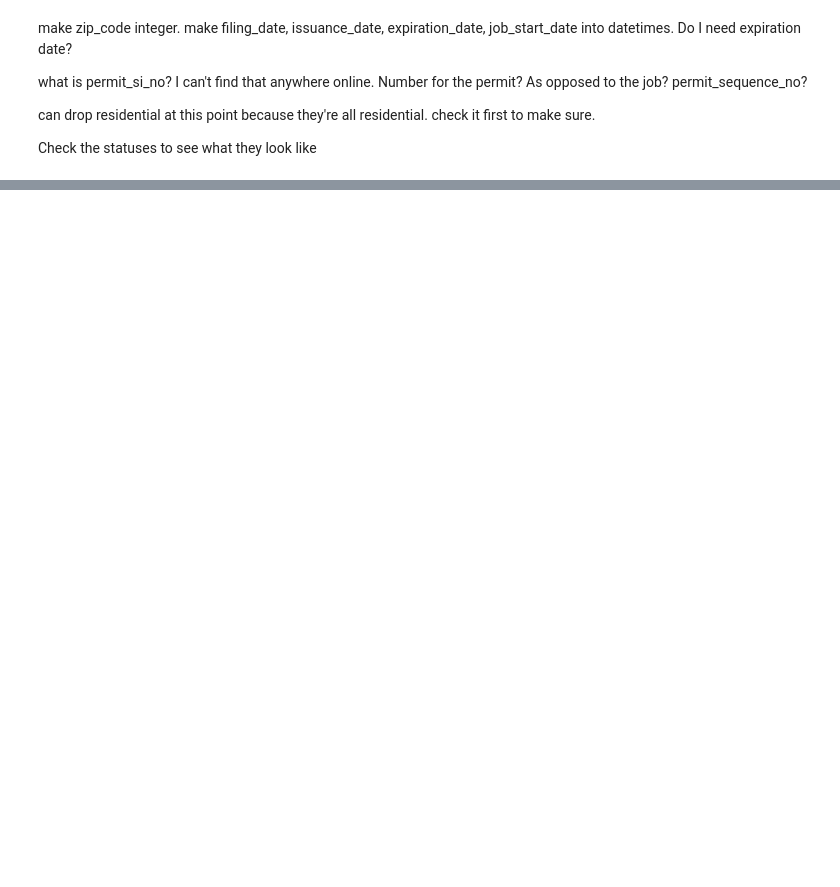
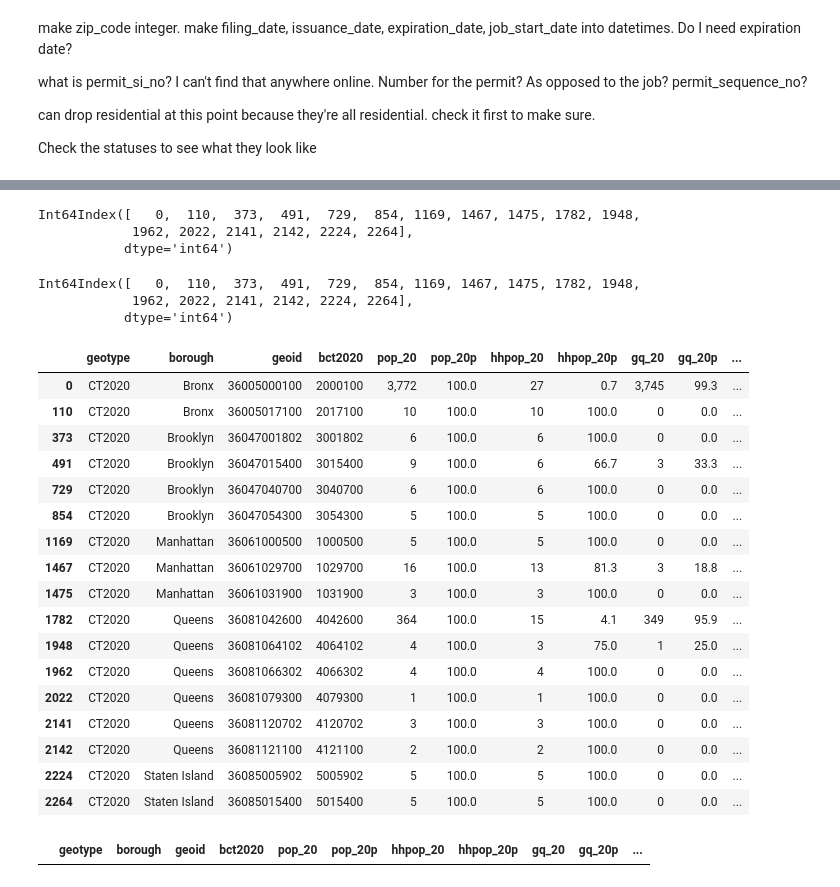
Before and after one commit to lmdunn/nycpermits, a Jupyter notebook: 01-1_cleaning_permits.ipynb, the cells around one changed output, grey strips where cells are left out. Saved outputs shown, nothing was run; the diff lists cells and outputs as text; code cells hidden in the pictures; blank space fills up the shorter version.

```diff
--- a/01-1_cleaning_permits.ipynb
+++ b/01-1_cleaning_permits.ipynb
@@ -1273,0 +1240,3 @@ permits[permits['census_tract'] == 74500]
+# %%
+for i in census_data[census_data['gq_20p'].isnull()].index:
+    census_data.loc[i, 'gq_20p'] = 0
@@ -1273,0 +1273,3 @@ permits[permits['census_tract'] == 74500]
+# %%
+for i in census_data[census_data['pop_20p'].isnull()].index:
+    census_data.loc[i, 'pop_20p'] = 0
@@ -1273,0 +1308,3 @@ permits[permits['census_tract'] == 74500]
+# %%
+for i in census_data[census_data['hhpop_20p'].isnull()].index:
+    census_data.loc[i, 'hhpop_20p'] = 0
@@ -1273,0 +1330,3 @@ permits[permits['census_tract'] == 74500]
+# %%
+for i in census_data[(census_data['avhhsz_20'].isnull()) & (census_data['hhpop_20'] == '0')].index:
+    census_data.loc[i, 'avhhsz_20'] = 0
@@ -1273,0 +1335,12 @@ permits[permits['census_tract'] == 74500]
+# %%
+no_avhhsz_20_list
+# %% [output]
+Int64Index([   0,  110,  373,  491,  729,  854, 1169, 1467, 1475, 1782, 1948,
+            1962, 2022, 2141, 2142, 2224, 2264],
+           dtype='int64')
+# %%
+print(no_avhhsz_20_list)
+# %% [output]
+Int64Index([   0,  110,  373,  491,  729,  854, 1169, 1467, 1475, 1782, 1948,
+            1962, 2022, 2141, 2142, 2224, 2264],
+           dtype='int64')
@@ -1273,0 +1350,21 @@ permits[permits['census_tract'] == 74500]
+# %%
+census_data[(census_data['avhhsz_20'].isnull())]
+# %% [output]
+|  | geotype | borough | geoid | bct2020 | pop_20 | pop_20p | hhpop_20 | hhpop_20p | gq_20 | gq_20p | ... |
+| 0 | CT2020 | Bronx | 36005000100 | 2000100 | 3,772 | 100.0 | 27 | 0.7 | 3,745 | 99.3 | ... |
+| 110 | CT2020 | Bronx | 36005017100 | 2017100 | 10 | 100.0 | 10 | 100.0 | 0 | 0.0 | ... |
+| 373 | CT2020 | Brooklyn | 36047001802 | 3001802 | 6 | 100.0 | 6 | 100.0 | 0 | 0.0 | ... |
+| 491 | CT2020 | Brooklyn | 36047015400 | 3015400 | 9 | 100.0 | 6 | 66.7 | 3 | 33.3 | ... |
+| 729 | CT2020 | Brooklyn | 36047040700 | 3040700 | 6 | 100.0 | 6 | 100.0 | 0 | 0.0 | ... |
+| 854 | CT2020 | Brooklyn | 36047054300 | 3054300 | 5 | 100.0 | 5 | 100.0 | 0 | 0.0 | ... |
+| 1169 | CT2020 | Manhattan | 36061000500 | 1000500 | 5 | 100.0 | 5 | 100.0 | 0 | 0.0 | ... |
+| 1467 | CT2020 | Manhattan | 36061029700 | 1029700 | 16 | 100.0 | 13 | 81.3 | 3 | 18.8 | ... |
+| 1475 | CT2020 | Manhattan | 36061031900 | 1031900 | 3 | 100.0 | 3 | 100.0 | 0 | 0.0 | ... |
+| 1782 | CT2020 | Queens | 36081042600 | 4042600 | 364 | 100.0 | 15 | 4.1 | 349 | 95.9 | ... |
+| 1948 | CT2020 | Queens | 36081064102 | 4064102 | 4 | 100.0 | 3 | 75.0 | 1 | 25.0 | ... |
+| 1962 | CT2020 | Queens | 36081066302 | 4066302 | 4 | 100.0 | 4 | 100.0 | 0 | 0.0 | ... |
+| 2022 | CT2020 | Queens | 36081079300 | 4079300 | 1 | 100.0 | 1 | 100.0 | 0 | 0.0 | ... |
+| 2141 | CT2020 | Queens | 36081120702 | 4120702 | 3 | 100.0 | 3 | 100.0 | 0 | 0.0 | ... |
+| 2142 | CT2020 | Queens | 36081121100 | 4121100 | 2 | 100.0 | 2 | 100.0 | 0 | 0.0 | ... |
+| 2224 | CT2020 | Staten Island | 36085005902 | 5005902 | 5 | 100.0 | 5 | 100.0 | 0 | 0.0 | ... |
+| 2264 | CT2020 | Staten Island | 36085015400 | 5015400 | 5 | 100.0 | 5 | 100.0 | 0 | 0.0 | ... |
@@ -1273,0 +1374,4 @@ permits[permits['census_tract'] == 74500]
+# %%
+census_data[(census_data['avhhsz_20'].isnull())]
+# %% [output]
+|  | geotype | borough | geoid | bct2020 | pop_20 | pop_20p | hhpop_20 | hhpop_20p | gq_20 | gq_20p | ... |
```
Also changed, not shown: parts of 333 cells of this notebook, 4 other files.
